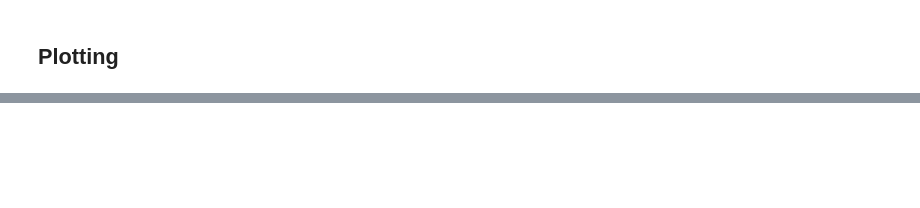
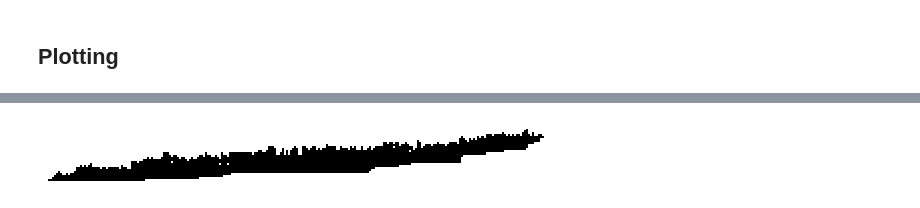
Before and after one commit to aldomorelli/Comb-ARW-Simulation-and-General-Layer-Percolation, a Jupyter notebook: General_Layer_Percolation_Visualization.ipynb, the cells around one changed output, grey strips where cells are left out. Cells and saved outputs as stored; diff of their text form; code cells hidden in the pictures; blank space fills up the shorter version.

```diff
--- a/General_Layer_Percolation_Visualization.ipynb
+++ b/General_Layer_Percolation_Visualization.ipynb
@@ -58,15 +122,22 @@ def law(sleep_rate):
 #This function takes in a set of invaded cells separated into diagonals and a sleep rate,
 #and returns an array of newly invaded cells after one step of the layer percolation process.
 #The returned array of newly invaded cells is separated into diagonals already
-def run_layer_percolation_step(invaded_cells, sleep_rate):
+def run_layer_percolation_step(invaded_cells, sleep_rate, mode = 'comb'):
     newly_invaded_cells = []
     #Assumes invaded_cells is an array of diagonals containing cells
     num_layers = len(invaded_cells)
     shape_array = []
     right_offset = 0
+    if mode == 'comb':
+        if np.random.rand() < sleep_rate/(1+sleep_rate):
+            inheritance_indicator = 1
+        else:
+            inheritance_indicator = 0
+    else:
+        inheritance_indicator = None
     for i in range(num_layers):
         #For each diagonal, generate a shape from the law
-        shape_i = law(sleep_rate)
+        [shape_i, inheritance_indicator] = law(sleep_rate, inheritance_indicator, mode)
         #Add it to the list of shapes
         shape_array.append(shape_i)
     for i, diagonal in enumerate(invaded_cells):
@@ -82,12 +153,11 @@ def run_layer_percolation_step(invaded_cells, sleep_rate):
 ## Running Simulations ##
 # %%
 #Parameters
-num_iterations = 2
+num_iterations = 20
 sleep_rate = 0.5
 
 #Begin with the origin invaded, double [[]] as this is an array of diagonals (which are arrays of cells in the diagonal)
 invaded_cells = partition_into_layers([[(0,0)]])
-
 for i in range(num_iterations):
     print("Iteration: "+str(i+1), end="\r")
     invaded_cells = run_layer_percolation_step(invaded_cells, sleep_rate)
@@ -120,0 +168,25 @@ plt.show()
+# %%
+# Formatting, the invaded_cells array is a list of diagonals, so we are unwrapping this into just coordinates
+points = [pt for diag in invaded_cells for pt in diag]
+
+# Find max x and y to size the array
+max_x = max(p[0] for p in points)
+max_y = max(p[1] for p in points)
+
+# Create 2D numpy array with ones
+pixel_array = np.ones((max_y + 1, max_x + 1))  # shape = (rows=y, cols=x)
+
+# Fill array at each coordinate with 0, want filled cells to be black and empty cells to be white
+for x, y in points:
+    pixel_array[y, x] = 0  # Note: y is row, x is column
+
+plt.figure()
+plt.imshow(pixel_array, cmap='gray', interpolation='nearest', origin='lower')
+#plt.xlabel("$r$")
+#plt.ylabel("$s$")
+#plt.title("Infected set of $(0,0)_0$ at step 250 of $\mu_{\mathtt{DOMINO}}$-layer percolation")
+plt.axis('off')
+plt.savefig('DominoLayerPercolation.png', bbox_inches='tight', dpi=300)
+plt.show()
+# %% [output]
+[figure, added]
```
Also changed, not shown: parts of 7 cells of this notebook, 1 other file.
